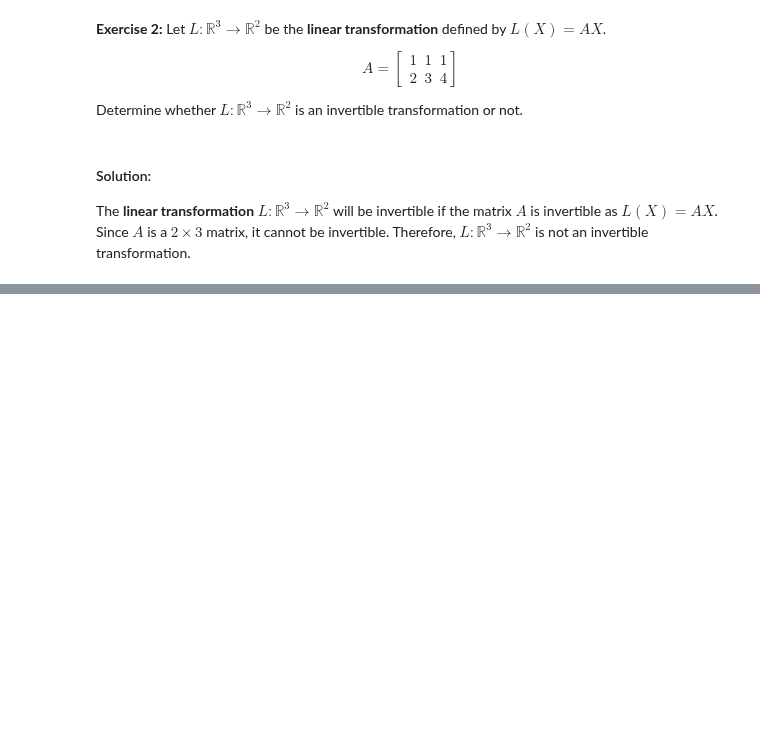
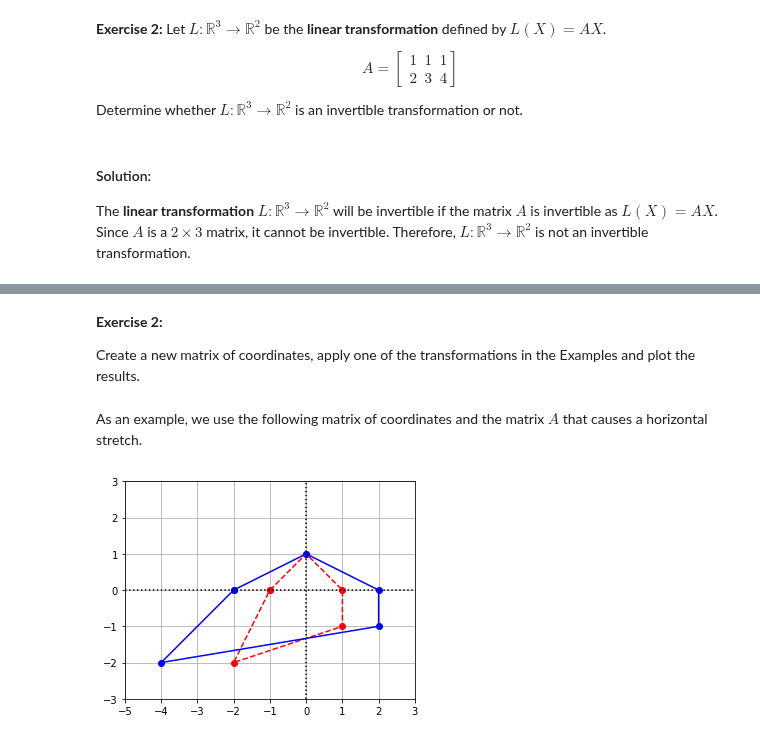
Before and after one commit to bvanderlei/jupyter-guide-to-linear-algebra, a Jupyter notebook: Linear_Transformations_Solutions.ipynb, the cells around one changed output, grey strips where cells are left out. Saved outputs shown, nothing was run; the diff lists cells and outputs as text; code cells hidden in the pictures; blank space fills up the shorter version.

Commit message:
Exercises and solutions

```diff
--- a/Linear_Transformations_Solutions.ipynb
+++ b/Linear_Transformations_Solutions.ipynb
@@ -476,0 +616,36 @@ The **linear transformation** $L:\mathbb{R}^3 \to \mathbb{R}^2$ will be invertib
+# %% [markdown]
+**Exercise 2:**
+
+Create a new matrix of coordinates, apply one of the transformations in the Examples and plot the results.
+# %% [markdown]
+As an example, we use the following matrix of coordinates and the matrix $A$ that causes a horizontal stretch.
+# %%
+coords = np.array([[-1,0],[0,1],[1,0],[1,-1],[-2,-2],[-1,0]])
+coords = coords.transpose()
+x = coords[0,:]
+y = coords[1,:]
+A = np.array([[2,0],[0,1]])
+A_coords = A@coords
+
+x_LT1 = A_coords[0,:]
+y_LT1 = A_coords[1,:]
+
+# Create the figure and axes objects
+fig, ax = plt.subplots()
+
+# Plot the points.  x and y are original vectors, x_LT1 and y_LT1 are images
+ax.plot(x,y,'ro')
+ax.plot(x_LT1,y_LT1,'bo')
+
+# Connect the points by lines
+ax.plot(x,y,'r',ls="--")
+ax.plot(x_LT1,y_LT1,'b')
+
+# Edit some settings
+ax.axvline(x=0,color="k",ls=":")
+ax.axhline(y=0,color="k",ls=":")
+ax.grid(True)
+ax.axis([-5,3,-3,3])
+ax.set_aspect('equal')
+# %% [output]
+[figure, added]
```
Also changed, not shown: parts of 33 cells of this notebook, 2 other files.
